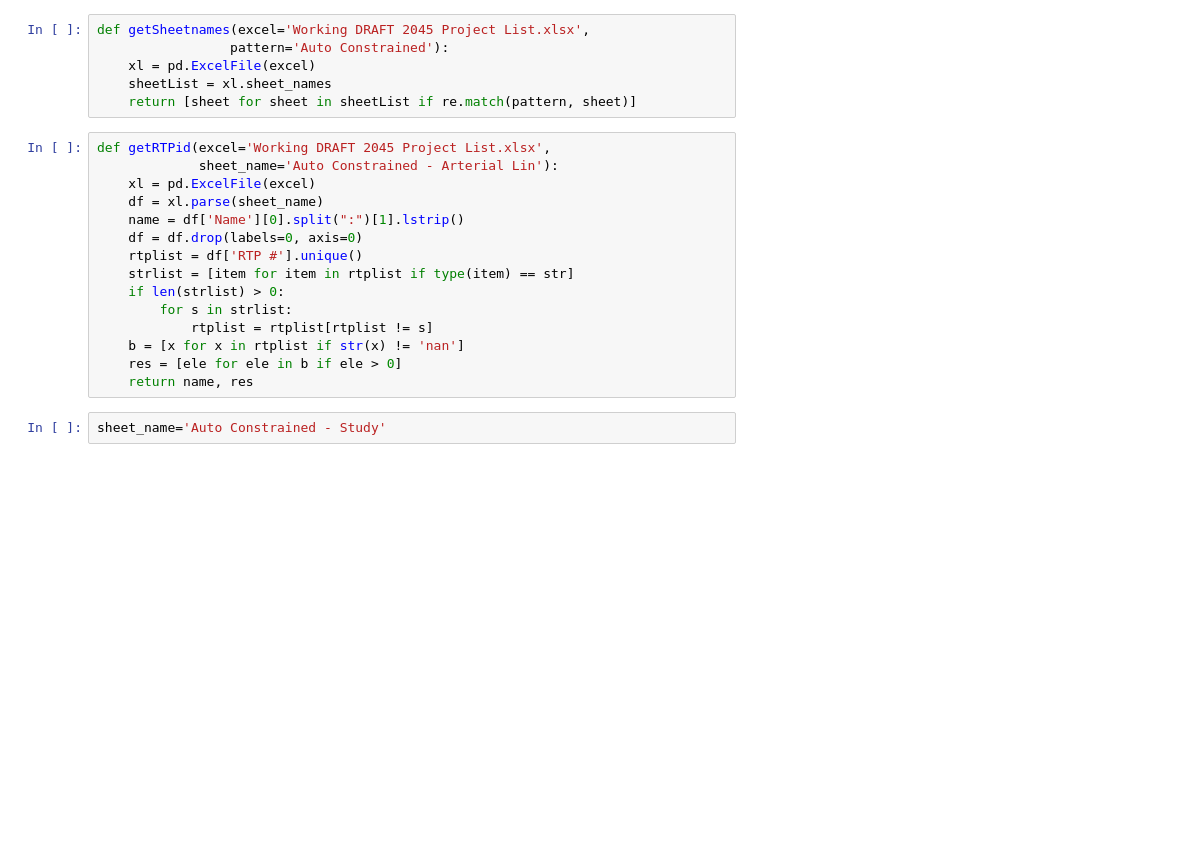
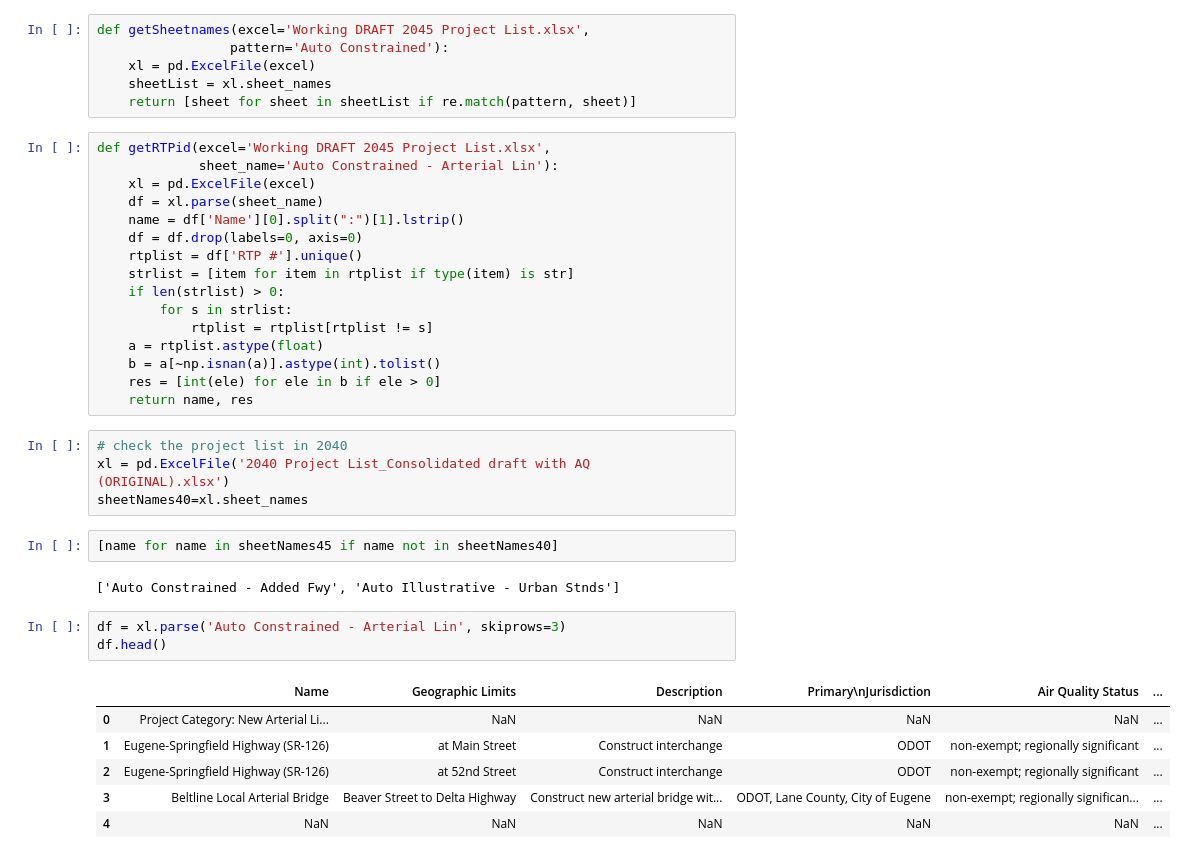
Before and after one commit to dongmeic/RTP, a Jupyter notebook: projlist/review_RTP_project_list.ipynb, the cells around one changed output. Drawn from its saved outputs; the diff is of its cells as text; blank space fills up the shorter version.

Commit message:
reviewed RTP project list

```diff
--- a/projlist/review_RTP_project_list.ipynb
+++ b/projlist/review_RTP_project_list.ipynb
@@ -86,12 +22,29 @@ def getRTPid(excel='Working DRAFT 2045 Project List.xlsx',
     name = df['Name'][0].split(":")[1].lstrip()
     df = df.drop(labels=0, axis=0)
     rtplist = df['RTP #'].unique()
-    strlist = [item for item in rtplist if type(item) == str]
+    strlist = [item for item in rtplist if type(item) is str]
     if len(strlist) > 0:
         for s in strlist:
             rtplist = rtplist[rtplist != s]
-    b = [x for x in rtplist if str(x) != 'nan']
-    res = [ele for ele in b if ele > 0]
+    a = rtplist.astype(float)
+    b = a[~np.isnan(a)].astype(int).tolist()
+    res = [int(ele) for ele in b if ele > 0]
     return name, res
-# %%
-sheet_name='Auto Constrained - Study'
+# %%
+# check the project list in 2040
+xl = pd.ExcelFile('2040 Project List_Consolidated draft with AQ (ORIGINAL).xlsx')
+sheetNames40=xl.sheet_names
+# %%
+[name for name in sheetNames45 if name not in sheetNames40]
+# %% [output]
+['Auto Constrained - Added Fwy', 'Auto Illustrative - Urban Stnds']
+# %%
+df = xl.parse('Auto Constrained - Arterial Lin', skiprows=3)
+df.head()
+# %% [output]
+|  | Name | Geographic Limits | Description | Primary\nJurisdiction | Air Quality Status | ... |
+| 0 | Project Category: New Arterial Li... | NaN | NaN | NaN | NaN | ... |
+| 1 | Eugene-Springfield Highway (SR-126) | at Main Street | Construct interchange | ODOT | non-exempt; regionally significant | ... |
+| 2 | Eugene-Springfield Highway (SR-126) | at 52nd Street | Construct interchange | ODOT | non-exempt; regionally significant | ... |
+| 3 | Beltline Local Arterial Bridge | Beaver Street to Delta Highway | Construct new arterial bridge wit... | ODOT, Lane County, City of Eugene | non-exempt; regionally significan... | ... |
+| 4 | NaN | NaN | NaN | NaN | NaN | ... |
```
Also changed, not shown: parts of 33 cells of this notebook, 3 other files.
